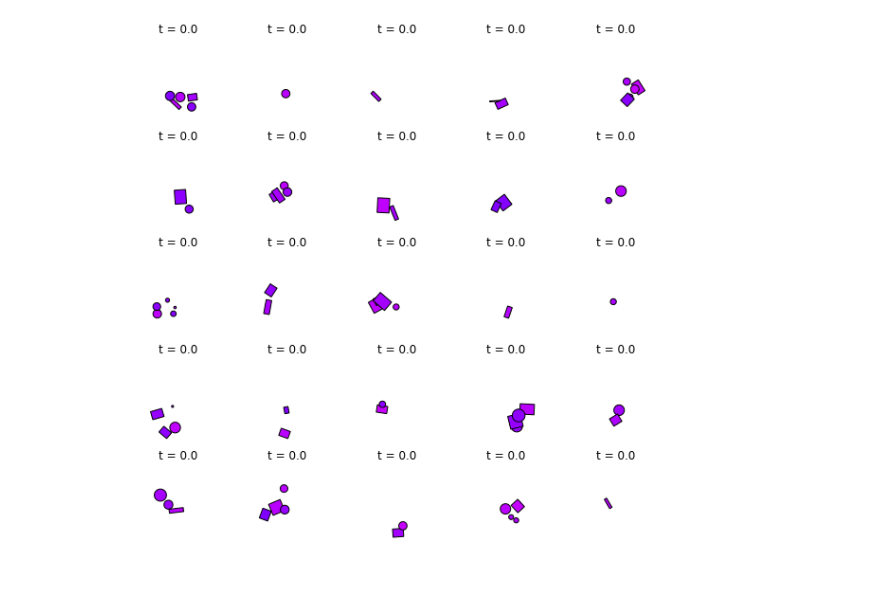
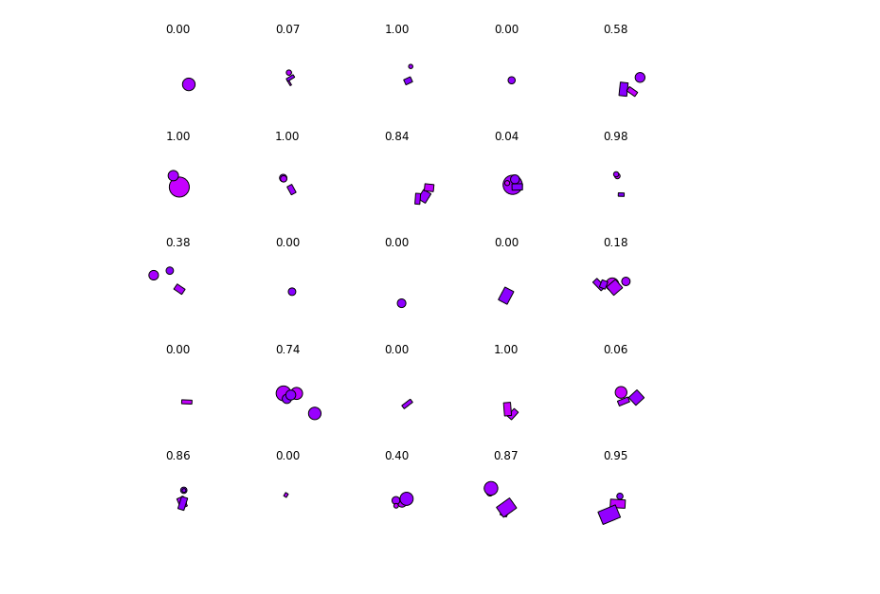
Before and after one commit to gizatt/scene_generation, a Jupyter notebook: notebooks/planar_tabletop/20190314_MBT_Context_Model_Lines.ipynb, the cells around one changed output. Drawn from its saved outputs; the diff is of its cells as text; code cells hidden in the pictures.

```diff
--- a/notebooks/planar_tabletop/20190314_MBT_Context_Model_Lines.ipynb
+++ b/notebooks/planar_tabletop/20190314_MBT_Context_Model_Lines.ipynb
@@ -75,7 +61,7 @@ from scene_generation.models.planar_multi_object_multi_class_2_with_context impo
 
 pyro.enable_validation(True)
 
-log_dir = "/home/gizatt/projects/scene_generation/models/runs/pmomc2/planar_tabletop_lines/" + datetime.datetime.now().strftime(
+log_dir = "/home/gizatt/projects/scene_generation/models/runs/pmomc2/planar_tabletop_lines/realproj_context" + datetime.datetime.now().strftime(
     "%Y-%m-%d-%H-%m-%s")
 writer = SummaryWriter(log_dir)
 def write_np_array(writer, name, x, i):
@@ -89,8 +75,8 @@ pyro.get_param_store().save("planar_multi_object_multi_class_2_with_context_line
 
 scheduler = pyro.optim.StepLR(
     {"optimizer": torch.optim.Adam,
-     "optim_args": {'lr': 0.01, 'betas': [0.9, 0.99], 'weight_decay': 1E-3},
-      "step_size": 100,
+     "optim_args": {'lr': 0.01, 'betas': [0.9, 0.99], 'weight_decay': 1E-5},
+      "step_size": 200,
       "gamma": 0.1
     })
 elbo = Trace_ELBO(max_plate_nesting=1)
@@ -102,13 +88,13 @@ best_test_loss = np.infty
 cycles_since_improvement = 0
 
 snapshots = {}
-for i in range(5000):
+for i in range(1000):
     start_time = time.time()
-    loss = svi.step(data, subsample_size=100) / data.batch_size
+    loss = svi.step(data, subsample_size=500) / data.batch_size
     losses.append(loss)
     writer.add_scalar('loss', loss, i)
 
-    loss_test = svi.evaluate_loss(data_test, subsample_size=100) / data_test.batch_size
+    loss_test = svi.evaluate_loss(data_test, subsample_size=500) / data_test.batch_size
     losses_test.append(loss_test)
     writer.add_scalar('loss_test', loss_test, i)
 
@@ -125,7 +111,7 @@ for i in range(5000):
     #for p in interesting_params:
     #    write_np_array(writer, p, snapshots[p][-1], i)
     end_time = time.time()
-    if (i % 10 == 0):
+    if (i % 1 == 0):
         print("Iter: %d, Loss: %f, Loss_test: %f, Best test loss: %f, Time per step: %f" % (
             i, loss, loss_test, best_test_loss, end_time - start_time))
 print "Done"
@@ -337,17 +226,22 @@ Connected to meshcat-server.
 # %%
 # Convert that data back to a YAML environment, which is easier to
 # handle.
+import scipy.stats
 side_width = 5
 generated_data, generated_encodings, generated_contexts = model.model()
 scene_yaml = scenes_dataset.convert_vectorized_environment_to_yaml(
     generated_data)
 plt.figure().set_size_inches(10, 10)
 for k in range(side_width):
     for l in range(side_width):
         plt.subplot(side_width, side_width, k*side_width+l+1)
-        dataset_utils.DrawYamlEnvironmentPlanar(scene_yaml[k*side_width+l+1], "planar_tabletop", ax=plt.gca())
+        scene = scene_yaml[k*side_width+l+1]
+        dataset_utils.DrawYamlEnvironmentPlanar(scene, "planar_tabletop", ax=plt.gca())
+        x = np.vstack(scene["obj_%04d" % k]["pose"][0:2] for k in range(scene["n_objects"]))
+        slope, intercept, rvalue, pvalue, stderr = scipy.stats.linregress(x[:, 0], x[:, 1])
+        plt.gca().set_title("%2.2f" % rvalue**2)
 # %% [output]
-[figure, old version]
+[figure, new version]
 # %%
 # Convert that data back to a YAML environment, which is easier to
 # handle.
```
Also changed, not shown: parts of 14 cells of this notebook, 1 other file.
